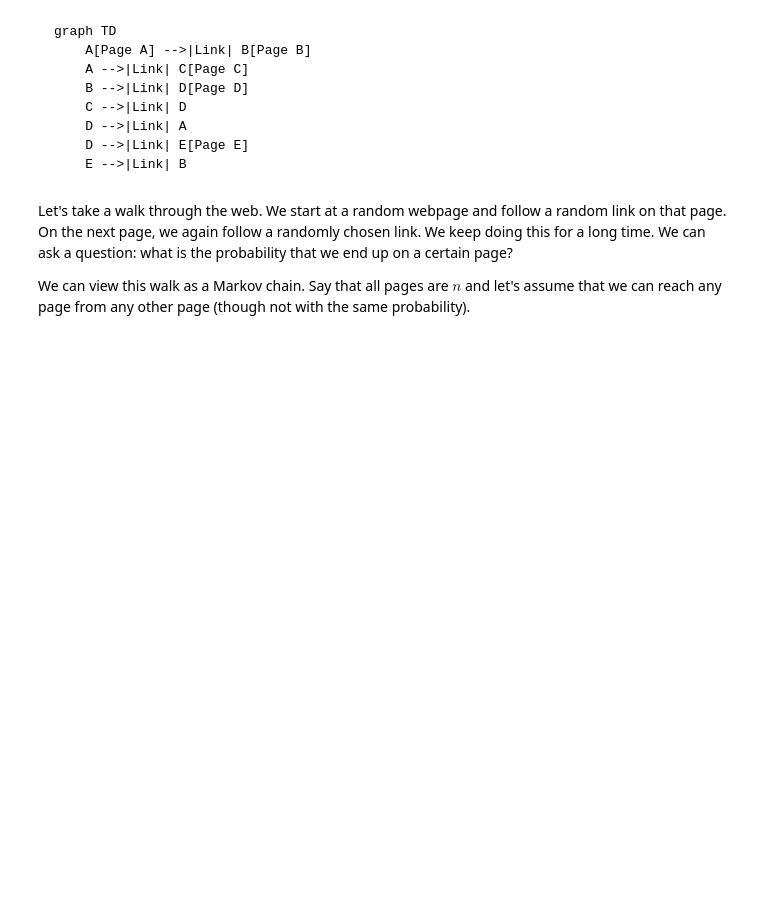
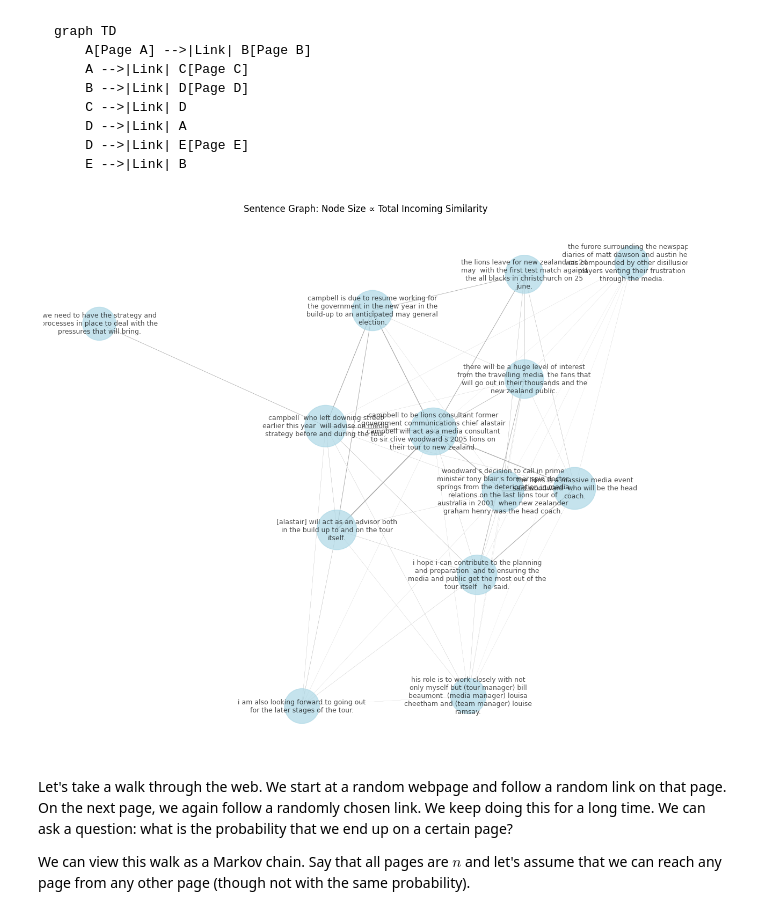
Before and after one commit to febse/ta2025, a Jupyter notebook: 02-04-Extractive-Summarization.ipynb, the cells around one changed output. Saved outputs shown, nothing was run; the diff lists cells and outputs as text; code cells hidden in the pictures; blank space fills up the shorter version.

````diff
--- a/02-04-Extractive-Summarization.ipynb
+++ b/02-04-Extractive-Summarization.ipynb
@@ -45,7 +48,7 @@ df.head()
 | 3 | 1976 | lifestyle governs mobile choice f... | tech |
 | 4 | 917 | enron bosses in $168m payout eigh... | business |
 # %%
-doc = df.iloc[12]
+doc = df.iloc[89]
 
 print(textwrap.fill(doc["Text"], replace_whitespace=False, fix_sentence_endings=True))
 # %% [output]
@@ -137,6 +142,43 @@ graph TD
     D -->|Link| E[Page E]
     E -->|Link| B
 ```
+# %%
+# Wrap sentences for display
+wrapped_sents = [textwrap.fill(sent, width=40) for sent in sents]
+
+# Compute cosine similarity matrix (X should be the TF-IDF matrix, already defined)
+cos_sim = cosine_similarity(X)
+
+G = nx.Graph()
+for i, label in enumerate(wrapped_sents):
+    G.add_node(i, label=label)
+
+# Add edges with weights proportional to cosine similarity
+for i in range(len(sents)):
+    for j in range(i + 1, len(sents)):
+        G.add_edge(i, j, weight=cos_sim[i, j])
+
+# Draw the graph with edge width proportional to similarity
+pos = nx.spring_layout(G, seed=42)
+labels = nx.get_node_attributes(G, 'label')
+edges = G.edges(data=True)
+weights = [d['weight'] * 5 for (_, _, d) in edges]  # scale for visibility
+
+# Node size proportional to total incoming similarity
+node_sim = cos_sim.sum(axis=1)
+node_sizes = node_sim * 4000 / node_sim.max()  # increased scale for visibility
+
+plt.figure(figsize=(12, 10))
+nx.draw(
+    G, pos, with_labels=True, labels=labels,
+    node_size=node_sizes, node_color='lightblue', font_size=9,
+    font_color='black', alpha=0.7,
+    width=weights, edge_color='gray'
+)
+plt.title("Sentence Graph: Node Size ∝ Total Incoming Similarity")
+plt.show()
+# %% [output]
+[figure, added]
 # %% [markdown]
 Let's take a walk through the web. We start at a random webpage and follow a random link on that page. On the next page, we again follow a randomly chosen link. We keep doing this for a long time. We can ask a question: what is the probability that we end up on a certain page?
 
````
Also changed, not shown: parts of 13 cells of this notebook, 12 other files.
